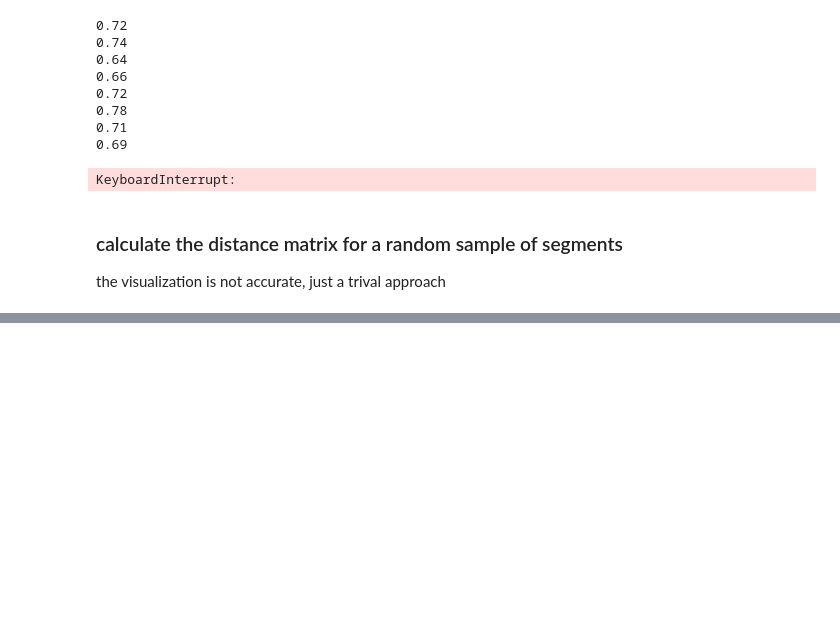
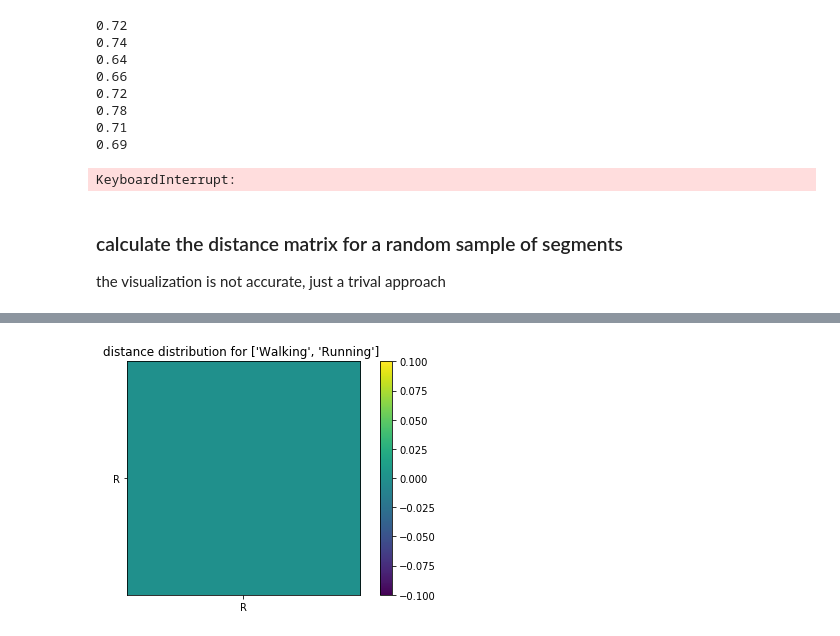
Before and after one commit to nus-curantis/medoid, a Jupyter notebook: medoid/medoid.ipynb, the cells around one changed output, grey strips where cells are left out. Cells and saved outputs as stored; diff of their text form; code cells hidden in the pictures; blank space fills up the shorter version.

```diff
--- a/medoid/medoid.ipynb
+++ b/medoid/medoid.ipynb
@@ -450,0 +427,9 @@ getVar(dist, [1,2])
+# %%
+# for i in range(len(activities)):
+#     for j in range(len(activities)):
+#         if i >= j: continue
+#         else:
+#             plot_two(activities[i], activities[j])
+plot_two(activities[0], activities[1])
+# %% [output]
+[figure, added]
```
Also changed, not shown: parts of 10 cells of this notebook, 1 other file.
